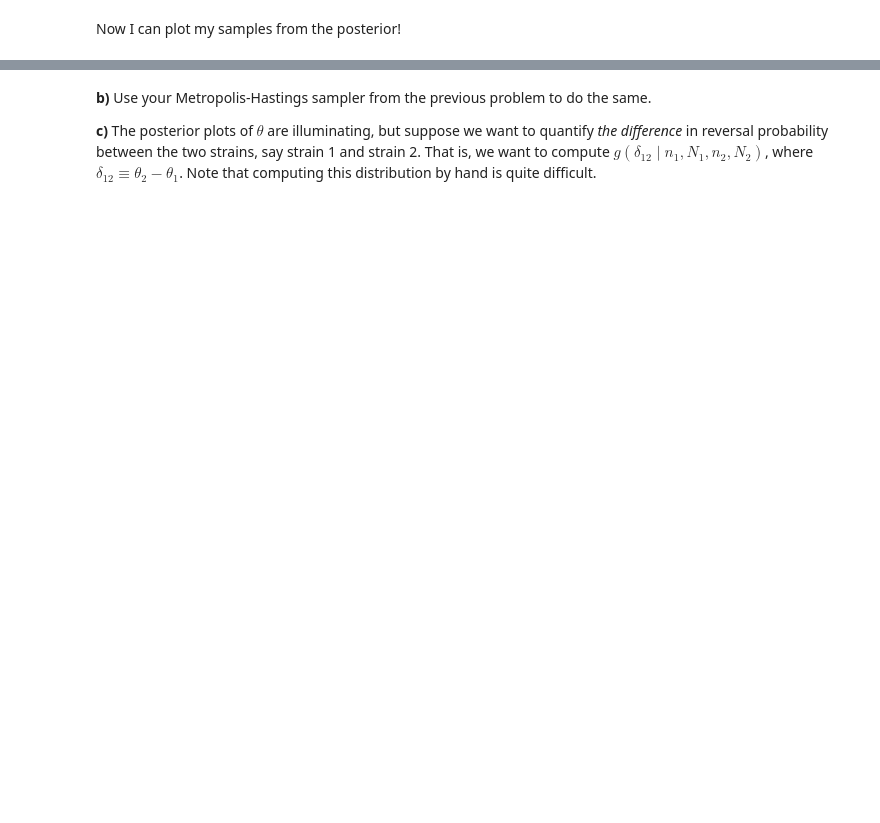
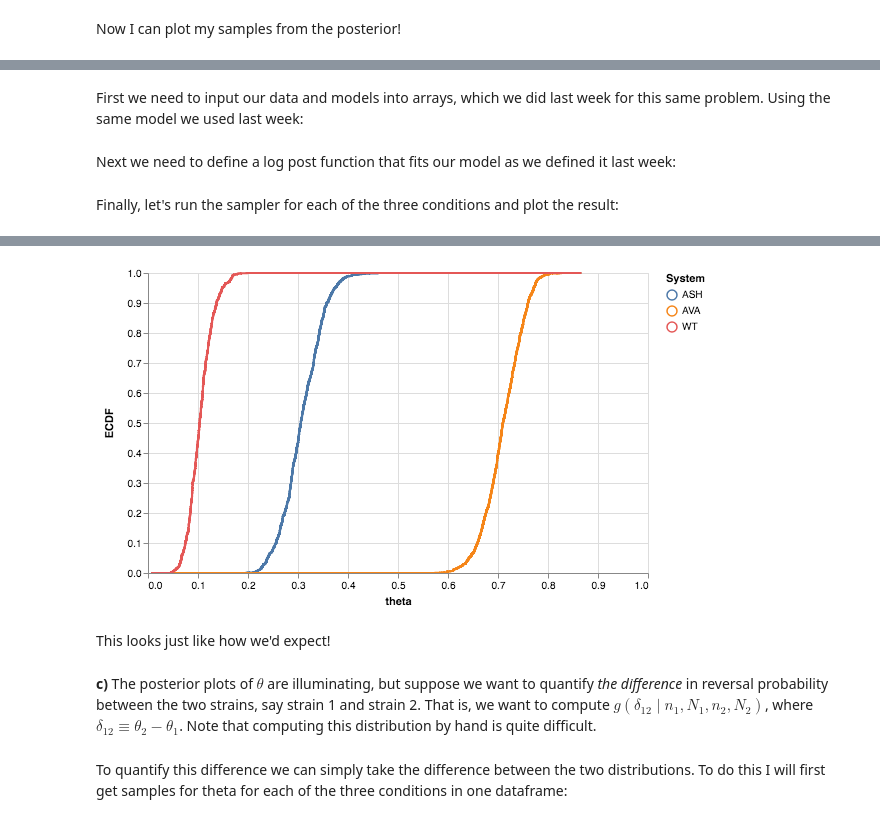
Before and after one commit to heathjohn62/bebi103, a Jupyter notebook: homework/John_7.2.ipynb, the cells around one changed output, grey strips where cells are left out. Cells and saved outputs as stored; diff of their text form; code cells hidden in the pictures; blank space fills up the shorter version.

```diff
--- a/homework/John_7.2.ipynb
+++ b/homework/John_7.2.ipynb
@@ -158,0 +313,57 @@ bokeh.io.show(p)
+# %% [markdown]
+First we need to input our data and models into arrays, which we did last week for this same problem. Using the same model we used last week:
+# %%
+# arrays for alpha and beta values for our three strains
+a_array = [1, 2, 5]
+b_array = [8, 7, 6]
+
+# arrays for the datapoints we have for number of reversals for our three strains
+n_array = [13, 39, 91]
+N_array = [126, 124, 124]
+# array for the names of the conditions
+name_array = ['WT', 'ASH', 'AVA']
+# %% [markdown]
+Next we need to define a log post function that fits our model as we defined it last week:
+# %%
+def log_post_reversal(x, a, b, n, N):
+    # Priors are beta distributions, different for each condition
+    log_prior = st.beta.logpdf(x, a, b)
+
+    # The log_likelihood is just the binomial distribution
+    log_like = np.sum(st.binom.logpmf(n, N, x))
+
+    return log_prior + log_like
+# %% [markdown]
+Finally, let's run the sampler for each of the three conditions and plot the result:
+# %%
+# Initial guess for MCMC
+x_0 =np.array([1])
+# Standard Deviations for proposal dist.
+s = np.array([1.])
+
+# Sample the three conditions
+for i in range(3):
+    df_mcmc_temp = mh_sample_optimize_acceptance(log_post_reversal,
+                         x_0,
+                         s,
+                         args = (a_array[i], b_array[i], n_array[i], N_array[i]),
+                         n_steps=5000,
+                         variable_names = ["theta"])
+    df_mcmc_temp["Condition"] = name_array[i]
+    if i == 0:
+        df_mcmc_total = df_mcmc_temp
+    else:
+        df_mcmc_total = pd.concat([df_mcmc_total, df_mcmc_temp])
+
+# Plot
+altcat.catplot(data=df_mcmc_total,
+               mark='line',
+               encoding=dict(x=alt.X('theta:Q',
+                                     scale=alt.Scale(
+                                     domain=(0, 1),
+                                     clamp=True)),
+                            color = alt.Color('Condition:N', title='System')),
+               transform='ecdf'
+              ).properties(height=300,
+                           width=500)
+# %% [output]
@@ -159,4 +371,8 @@ bokeh.io.show(p)
+[figure, added]
+# %% [markdown]
+This looks just like how we'd expect!
 # %% [markdown]
-**b)** Use your Metropolis-Hastings sampler from the previous problem to do the same.
 
 **c)** The posterior plots of $\theta$ are illuminating, but suppose we want to quantify *the difference* in reversal probability between the two strains, say strain 1 and strain 2. That is, we want to compute $g(\delta_{12}\mid n_1, N_1, n_2, N_2)$, where $\delta_{12} \equiv \theta_2 - \theta_1$. Note that computing this distribution by hand is quite difficult.
+# %% [markdown]
+To quantify this difference we can simply take the difference between the two distributions. To do this I will first get samples for theta for each of the three conditions in one dataframe:
```
Also changed, not shown: parts of 22 cells of this notebook.
